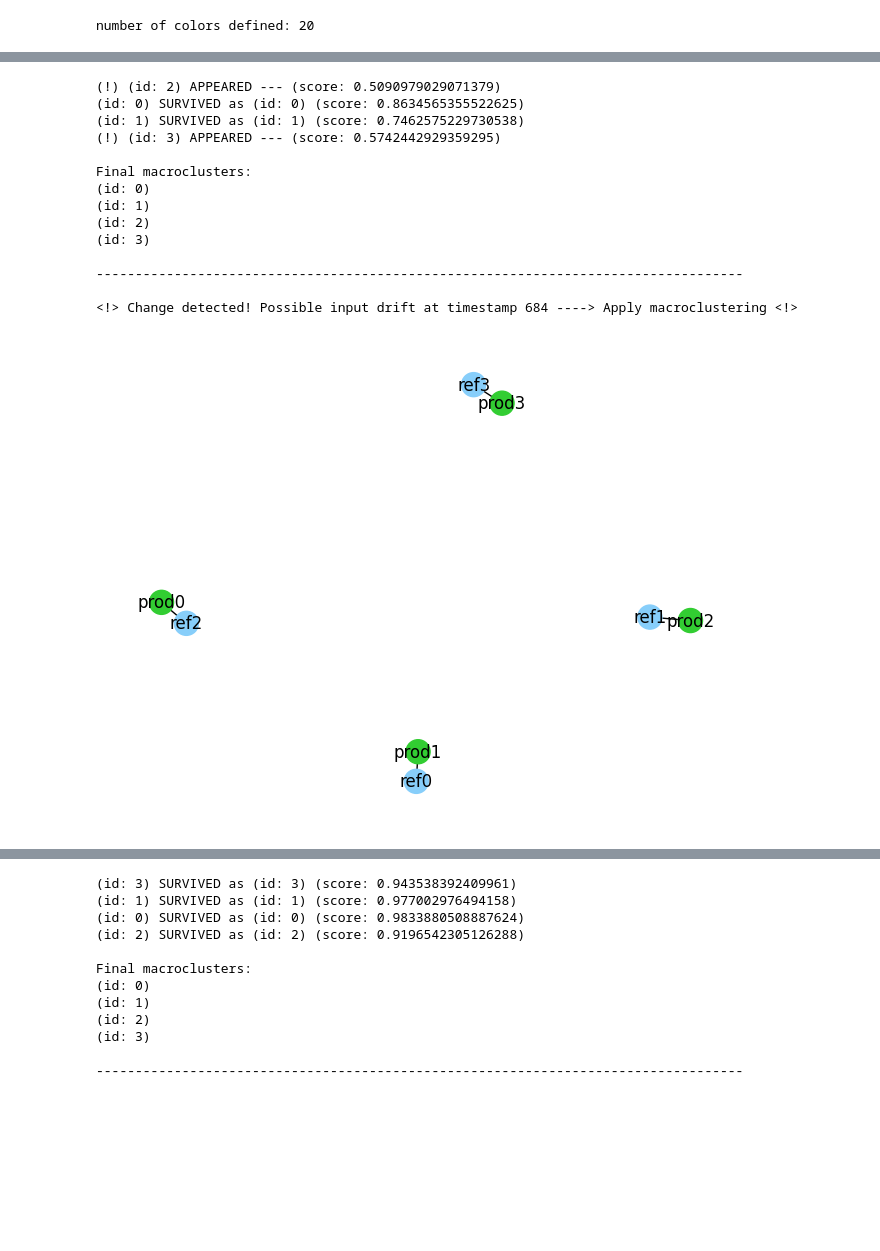
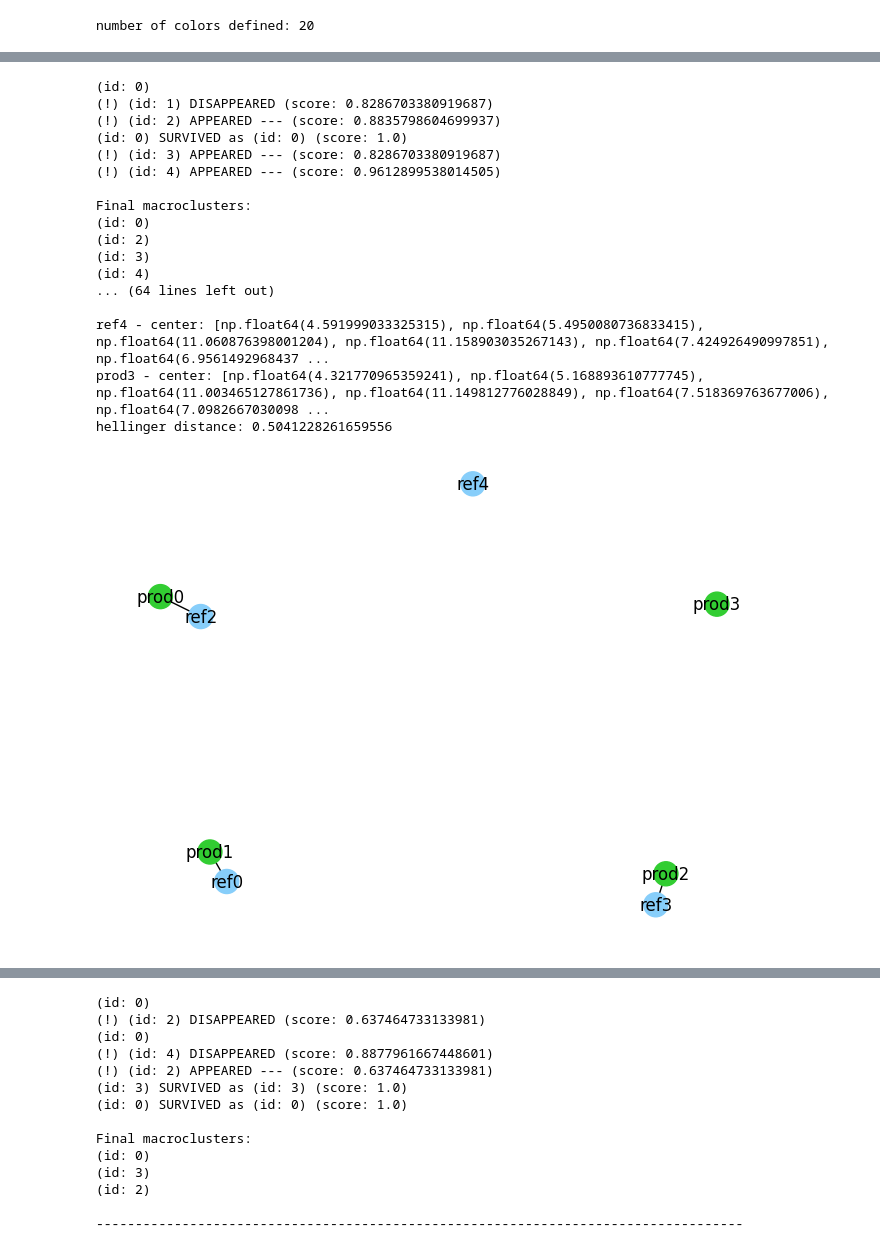
Before and after one commit to mirkomanset/dynamic-clustering, a Jupyter notebook: notebooks/gaussian_image_data_multi_dimension.ipynb, the cells around one changed output, grey strips where cells are left out. Cells and saved outputs as stored; diff of their text form; code cells hidden in the pictures; blank space fills up the shorter version.

Commit message:
Add other distances measure for gaussian case

```diff
--- a/notebooks/gaussian_image_data_multi_dimension.ipynb
+++ b/notebooks/gaussian_image_data_multi_dimension.ipynb
@@ -96,5 +96,5 @@ id = clustream.get_id()
 ids.append(id)
 
 clustream.receive_prod(full_prod_data)
-clustream.fit_prod_data(print_graph=True, macroclustering_at_end=True)
+clustream.fit_prod_data(print_graph=True, print_statistics=True, macroclustering_at_end=True)
 # %% [output]
@@ -128,15 +158,18 @@ Final macroclusters:
-(!) (id: 2) APPEARED --- (score: 0.5090979029071379)
-(id: 0) SURVIVED as (id: 0) (score: 0.8634565355522625)
-(id: 1) SURVIVED as (id: 1) (score: 0.7462575229730538)
-(!) (id: 3) APPEARED --- (score: 0.5742442929359295)
+(id: 0)
+(!) (id: 1) DISAPPEARED (score: 0.8286703380919687)
+(!) (id: 2) APPEARED --- (score: 0.8835798604699937)
+(id: 0) SURVIVED as (id: 0) (score: 1.0)
+(!) (id: 3) APPEARED --- (score: 0.8286703380919687)
+(!) (id: 4) APPEARED --- (score: 0.9612899538014505)
 
 Final macroclusters:
 (id: 0)
-(id: 1)
 (id: 2)
 (id: 3)
+(id: 4)
+... (64 lines left out)
 
------------------------------------------------------------------------------------
-
-<!> Change detected! Possible input drift at timestamp 684 ----> Apply macroclustering <!>
+ref4 - center: [np.float64(4.591999033325315), np.float64(5.4950080736833415), np.float64(11.060876398001204), np.float64(11.158903035267143), np.float64(7.424926490997851), np.float64(6.9561492968437 ...
+prod3 - center: [np.float64(4.321770965359241), np.float64(5.168893610777745), np.float64(11.003465127861736), np.float64(11.149812776028849), np.float64(7.518369763677006), np.float64(7.0982667030098 ...
+hellinger distance: 0.5041228261659556
-[figure, old version]
+[figure, new version]
@@ -158,13 +194,15 @@ Batch Finished ----> Apply macroclustering
-(id: 3) SURVIVED as (id: 3) (score: 0.943538392409961)
-(id: 1) SURVIVED as (id: 1) (score: 0.977002976494158)
-(id: 0) SURVIVED as (id: 0) (score: 0.9833880508887624)
-(id: 2) SURVIVED as (id: 2) (score: 0.9196542305126288)
+(id: 0)
+(!) (id: 2) DISAPPEARED (score: 0.637464733133981)
+(id: 0)
+(!) (id: 4) DISAPPEARED (score: 0.8877961667448601)
+(!) (id: 2) APPEARED --- (score: 0.637464733133981)
+(id: 3) SURVIVED as (id: 3) (score: 1.0)
+(id: 0) SURVIVED as (id: 0) (score: 1.0)
 
 Final macroclusters:
 (id: 0)
-(id: 1)
+(id: 3)
 (id: 2)
-(id: 3)
 
 -----------------------------------------------------------------------------------
 # %%
```
Also changed, not shown: parts of 3 cells of this notebook, 3 other files.
